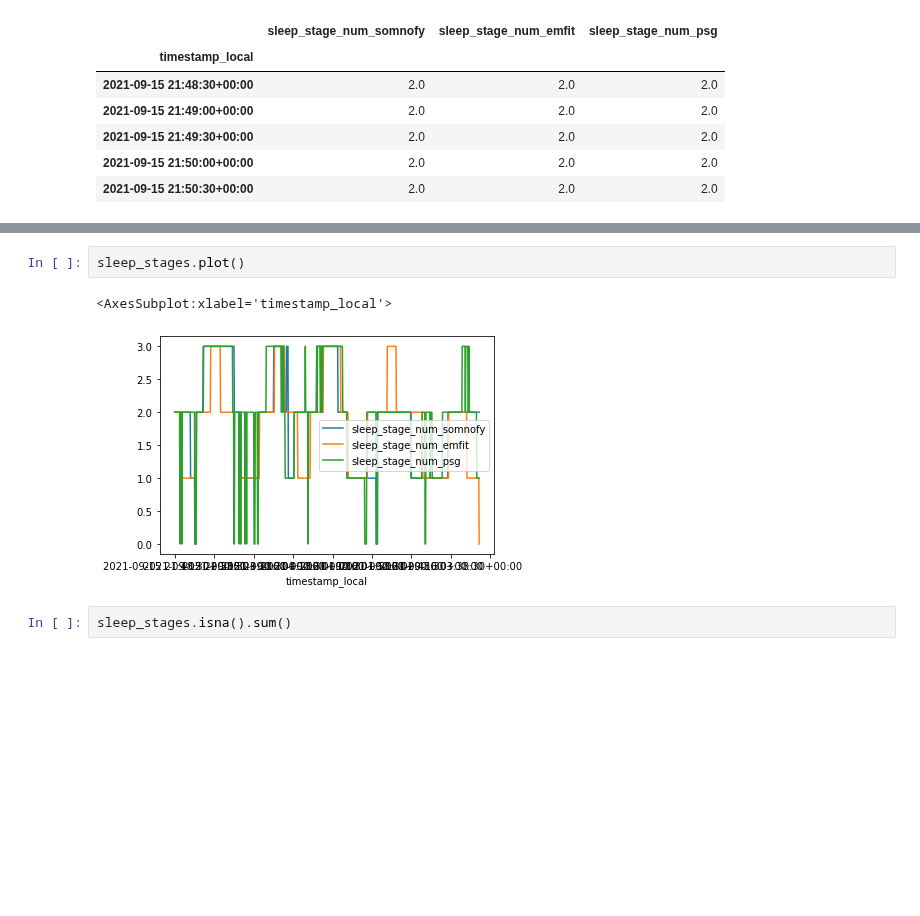
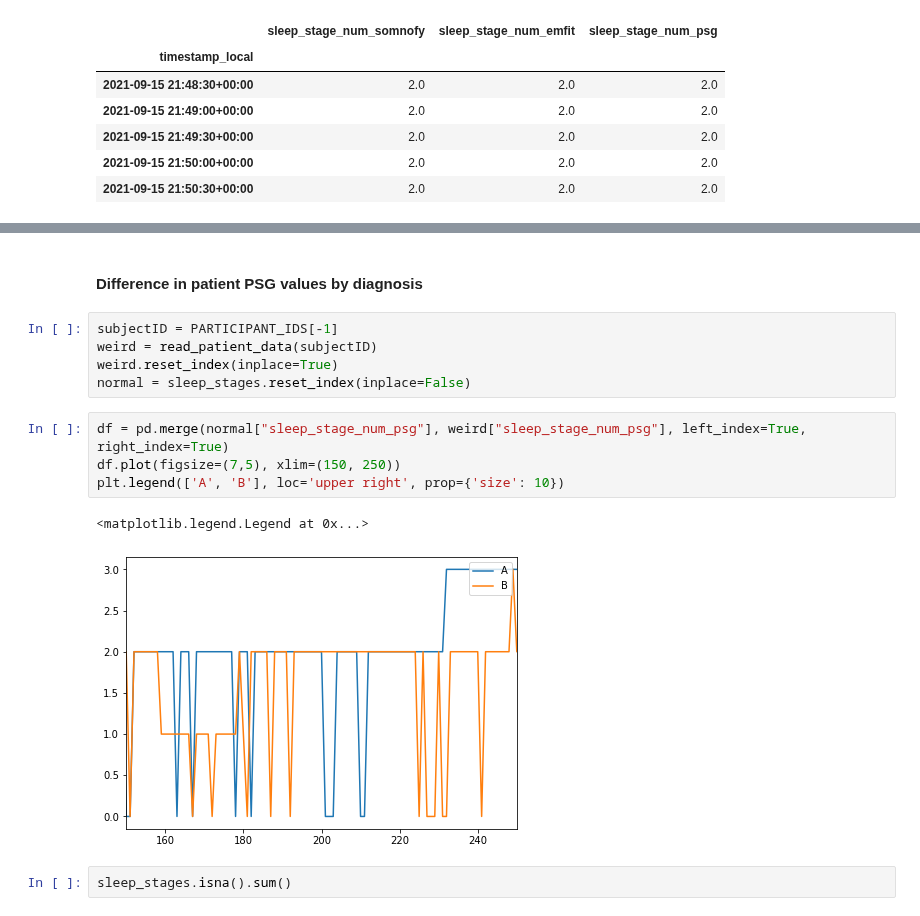
Before and after one commit to elifKurtay/ML_Sleep_Stages_Project, a Jupyter notebook: scripts/Preprocessing.ipynb, the cells around one changed output, grey strips where cells are left out. Saved outputs shown, nothing was run; the diff lists cells and outputs as text; blank space fills up the shorter version.

Commit message:
diff in sleep stages

```diff
--- a/scripts/Preprocessing.ipynb
+++ b/scripts/Preprocessing.ipynb
@@ -40,8 +45,17 @@ sleep_stages.head()
+# %% [markdown]
+#### Difference in patient PSG values by diagnosis
 # %%
-sleep_stages.plot()
+subjectID = PARTICIPANT_IDS[-1]
+weird = read_patient_data(subjectID)
+weird.reset_index(inplace=True)
+normal = sleep_stages.reset_index(inplace=False)
-# %% [output]
-<AxesSubplot:xlabel='timestamp_local'>
-[figure, removed]
+# %%
+df = pd.merge(normal["sleep_stage_num_psg"], weird["sleep_stage_num_psg"], left_index=True, right_index=True)
+df.plot(figsize=(7,5), xlim=(150, 250))
+plt.legend(['A', 'B'], loc='upper right', prop={'size': 10})
+# %% [output]
+<matplotlib.legend.Legend at 0x...>
+[figure, added]
 # %%
 sleep_stages.isna().sum()
 # %% [output]
```
Also changed, not shown: parts of 5 cells of this notebook.
